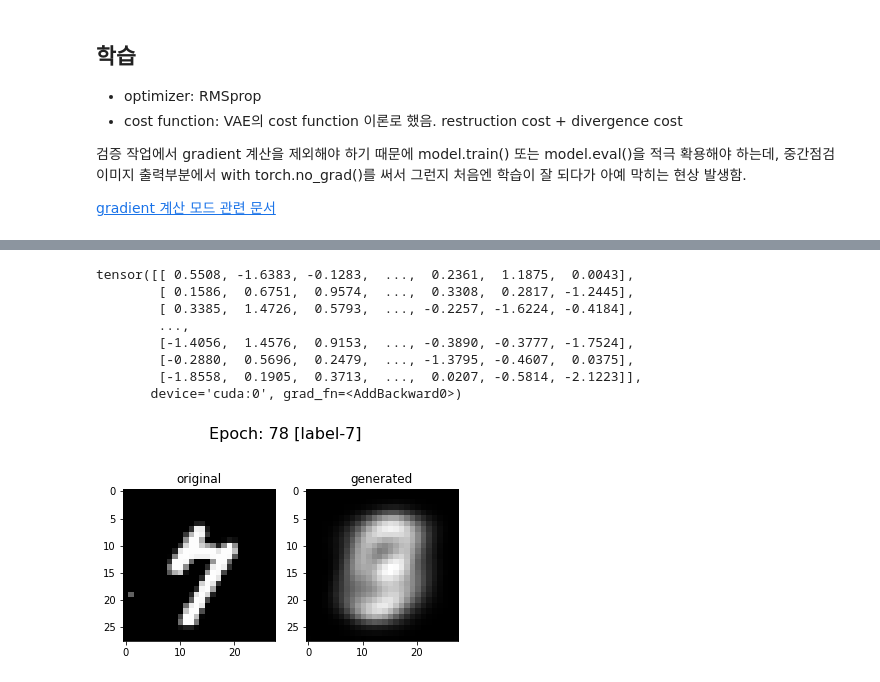
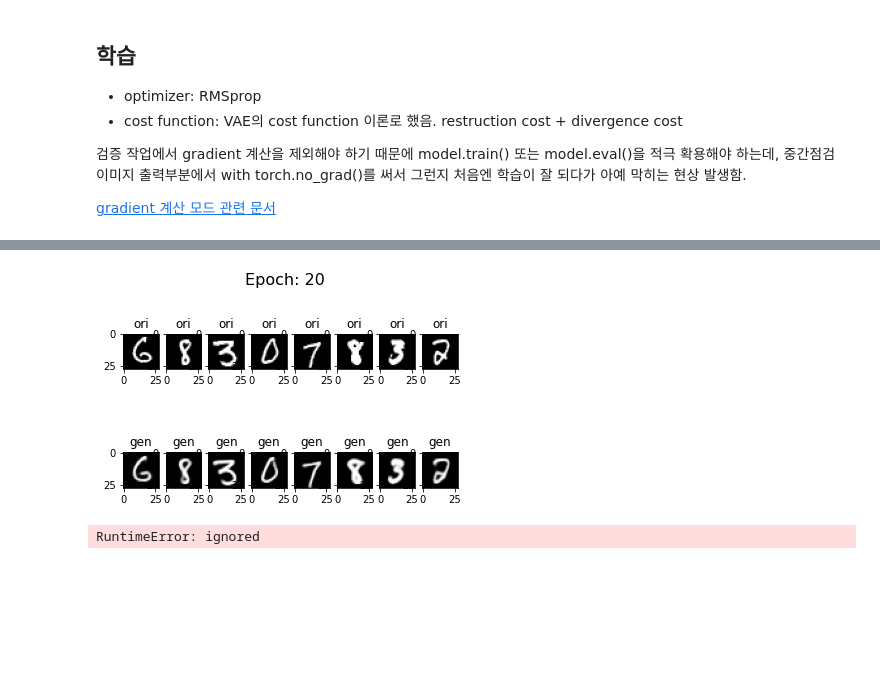
Before and after one commit to khodid/2020Evening, a Jupyter notebook: proj3_MNIST_VAE.ipynb, the cells around one changed output, grey strips where cells are left out. Cells and saved outputs as stored; diff of their text form; code cells hidden in the pictures; blank space fills up the shorter version.

```diff
--- a/proj3_MNIST_VAE.ipynb
+++ b/proj3_MNIST_VAE.ipynb
@@ -174,10 +174,11 @@ VAE(
 # 얘는 그냥 프로젝트 1에서 복붙함. loss function
 
 def loss_function(x, target, mu, log_var):
-  x, target = x.view(-1), target.view(-1) # 안 넣으면 오류남
-  rmse_loss = torch.sqrt(torch.mean(torch.square(target - x)) + 1e-7) # p98 참고 # 0 되는 걸 방지하기 위해
+  x, target = x.view(-1, 784), target.view(-1, 784) # 안 넣으면 오류남
+  # r_loss = torch.sqrt(torch.mean(torch.square(target - x)) + 1e-7) # p98 참고 # 0 되는 걸 방지하기 위해
+  r_loss = nn.functional.binary_cross_entropy(x, target, reduction='sum')
   kl_div = -0.5 * torch.sum(1 + log_var - mu.pow(2) - log_var.exp())
-  return rmse_loss, kl_div, rmse_loss + kl_div
+  return r_loss, kl_div, r_loss + kl_div
 # %%
 # 진행상황 모니터링용
 def compare_img(img, new_img, label, epoch):
@@ -202,8 +203,8 @@ optimizer = torch.optim.RMSprop(model.parameters(),lr = 0.002)
 # %%
 lenth = len(train_set)
 # %%
-epochs = 200
-tick = [0, 5, 10, 20, 50, 100, 120, 150, 180, 200]
+epochs = 20
+tick = [0, 5, 8, 10, 15, 20, 50, 100, 120, 150, 180, 200]
 
 model.train(True)
 
@@ -261,13 +244,34 @@ KeyboardInterrupt: ignored
-# %%
-compare_img(img[5], new_img[5], label[5], 78)
-print(z)
-# %% [output]
-tensor([[ 0.5508, -1.6383, -0.1283,  ...,  0.2361,  1.1875,  0.0043],
-        [ 0.1586,  0.6751,  0.9574,  ...,  0.3308,  0.2817, -1.2445],
-        [ 0.3385,  1.4726,  0.5793,  ..., -0.2257, -1.6224, -0.4184],
-        ...,
-        [-1.4056,  1.4576,  0.9153,  ..., -0.3890, -0.3777, -1.7524],
-        [-0.2880,  0.5696,  0.2479,  ..., -1.3795, -0.4607,  0.0375],
-        [-1.8558,  0.1905,  0.3713,  ...,  0.0207, -0.5814, -2.1223]],
-       device='cuda:0', grad_fn=<AddBackward0>)
-[figure, removed]
+# %%
+with torch.no_grad():
+  # img[0], new_img[0], label[0]
+  if device == 'cuda': img, new_img = img.cpu(), new_img.cpu()
+  show_original_set = img.view(img.size(0),28, 28).numpy()
+  show_gen_set = new_img.view(new_img.size(0), 28, 28).numpy()
+
+  for i in range(8):
+    show_original = show_original_set[i]
+    show_gen = show_gen_set[i]
+
+    plt.subplot(2, 8, i+1)
+    plt.title('ori')
+    plt.imshow(show_original, cmap='gray')
+    plt.subplot(2, 8, i + 9)
+    plt.title('gen')
+    plt.imshow(show_gen, cmap = 'gray')
+
+  plt.suptitle('Epoch: {}'.format(epoch+1), fontsize=16)
+# %% [output]
+[figure, added]
+# %%
+# 랜덤 입력에는 어떻게 반응하는지 궁금해서 넣어보려 했는데 GPU 에러 뜸
+
+with torch.no_grad():
+  input = torch.randn(64, 1, 28, 28).to(device)
+  z, mu, var = model.encode(input)
+  new_img = model.decode(z)
+
+  if device == 'cuda': test_out = test_out.cpu()
+  show = test_out[0].view(28,28).numpy()
+  plt.imshow(show, cmap='gray')
+# %% [output]
+RuntimeError: ignored
```
Also changed, not shown: parts of 5 cells of this notebook.
